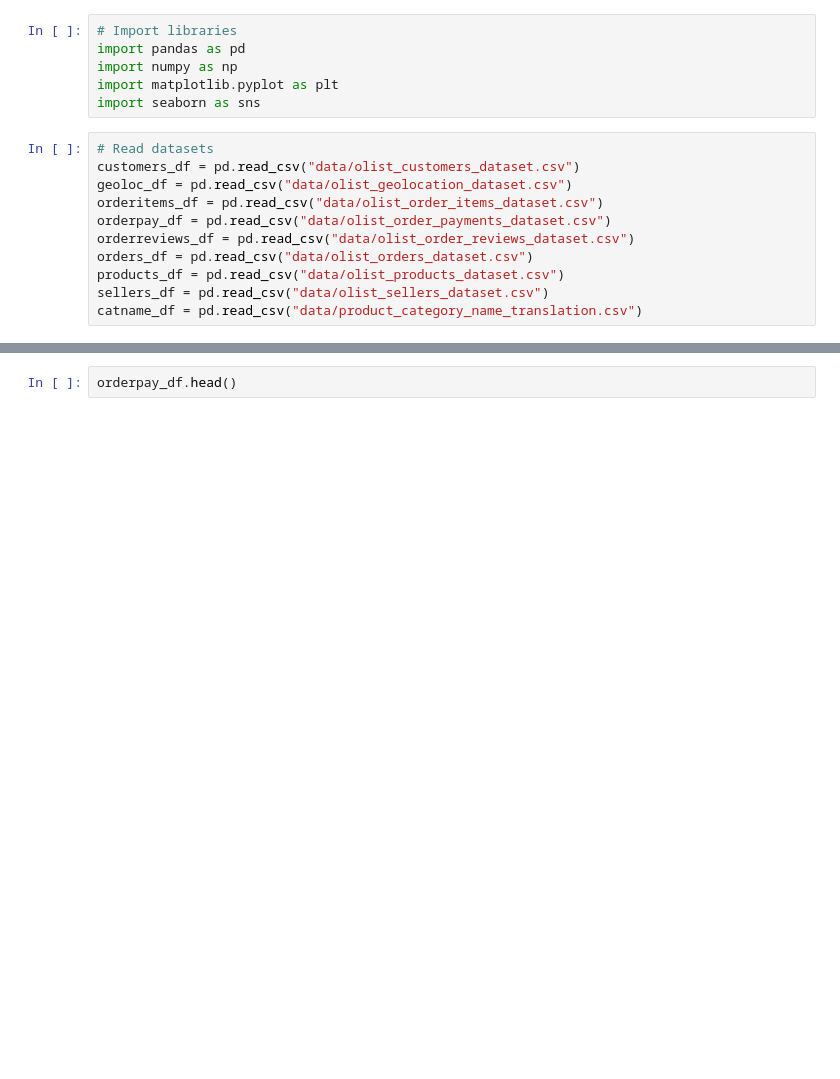
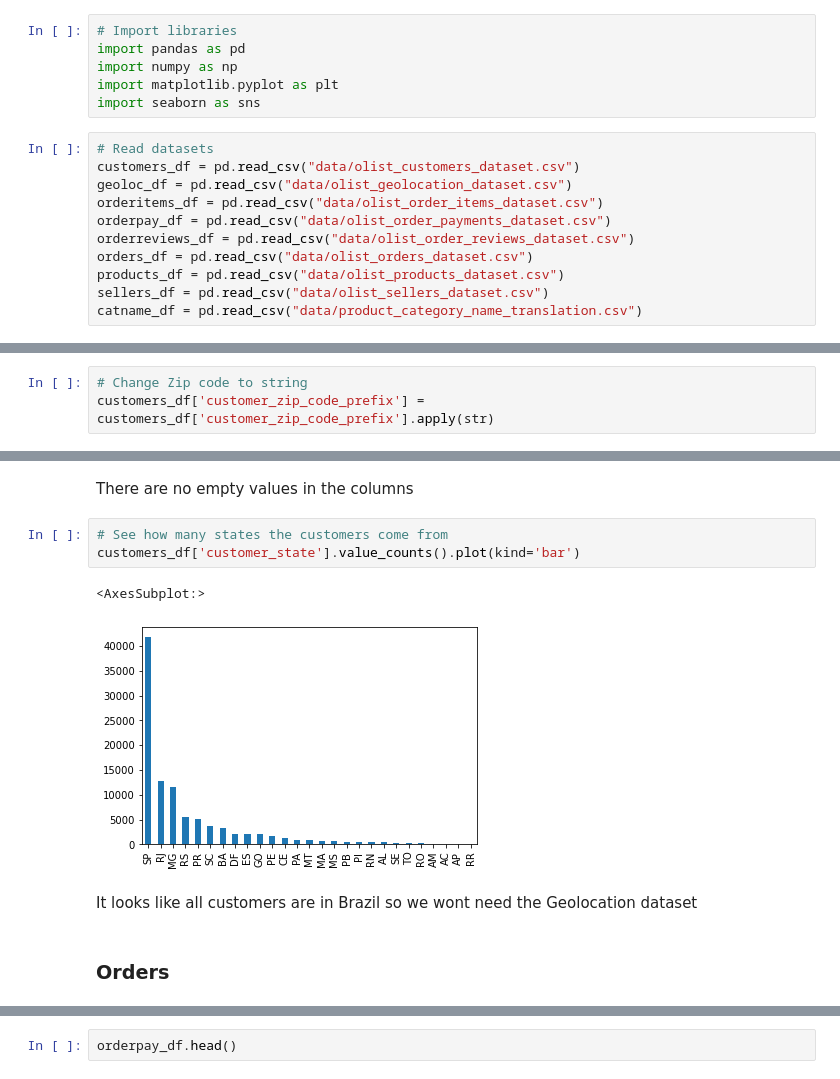
Before and after one commit to cableredi/BellevueUniv_MDS, a Jupyter notebook: DSC630/Course Project/Course_Project_CableKimberly.ipynb, the cells around one changed output, grey strips where cells are left out. Saved outputs shown, nothing was run; the diff lists cells and outputs as text; blank space fills up the shorter version.

```diff
--- a/DSC630/Course Project/Course_Project_CableKimberly.ipynb
+++ b/DSC630/Course Project/Course_Project_CableKimberly.ipynb
@@ -44,0 +53,3 @@ geoloc_df.head()
+# %%
+# Change Zip code to string
+customers_df['customer_zip_code_prefix'] = customers_df['customer_zip_code_prefix'].apply(str)
@@ -45 +65,13 @@ geoloc_df.head()
+# %% [markdown]
+There are no empty values in the columns
+# %%
+# See how many states the customers come from
+customers_df['customer_state'].value_counts().plot(kind='bar')
+# %% [output]
+<AxesSubplot:>
+[figure, added]
+# %% [markdown]
+It looks like all customers are in Brazil so we wont need the Geolocation dataset
+# %% [markdown]
+### Orders
 # %%
```
Also changed, not shown: parts of 57 cells of this notebook, 7 other files.
